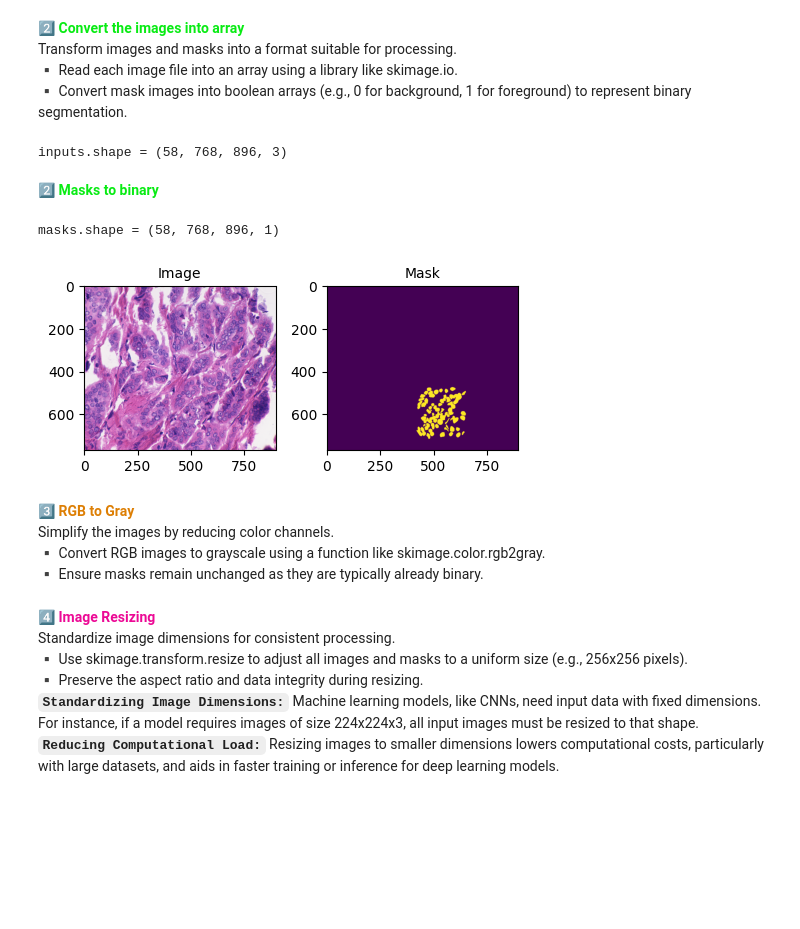
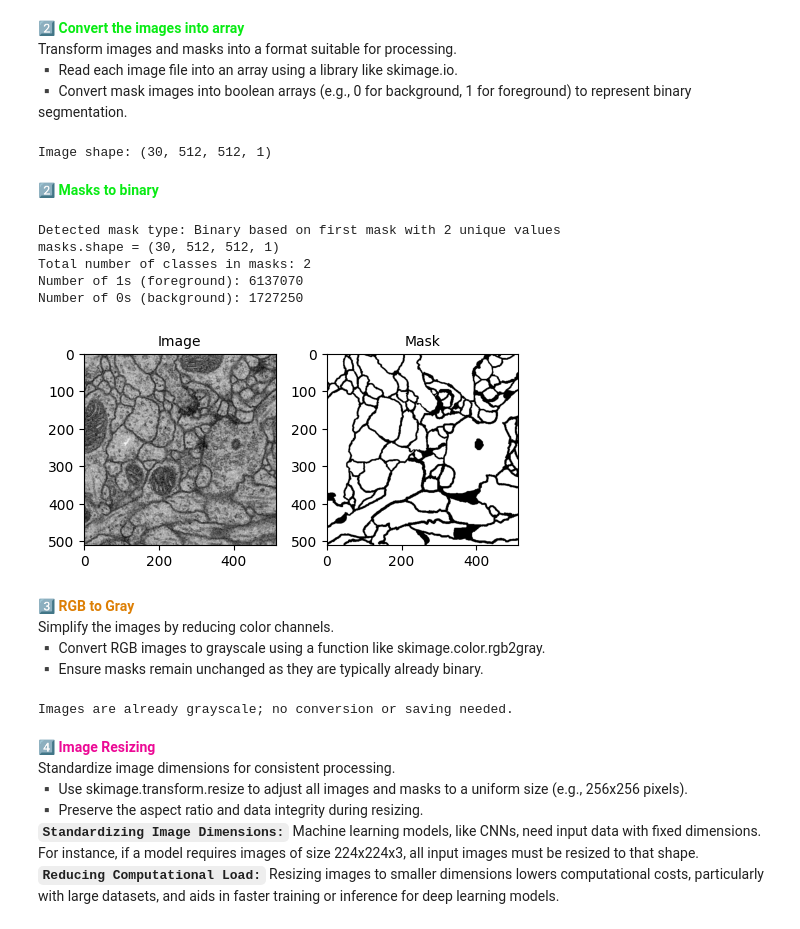
Before and after one commit to RezaSaadatyar/Medical-Image-Processing, a Jupyter notebook: Code/01_fundamental.ipynb, the cells around one changed output. Cells and saved outputs as stored; diff of their text form; code cells hidden in the pictures; blank space fills up the shorter version.

```diff
--- a/Code/01_fundamental.ipynb
+++ b/Code/01_fundamental.ipynb
@@ -65,10 +52,10 @@ pprint.pprint({
  'Subfolder Names': []}
 # %%
 # ==================================================== Masks ===================================================
-directory_path = "D:/Medical-Image-Processing/Data/Masks/"
+directory_path = "D:/Medical-Image-Processing/Data/Membrance/masks/"
 
 # Create an instance of DirectoryReader with the directory path and file format
-obj_masks = FilePathExtractor(directory_path, format_type="TIF")
+obj_masks = FilePathExtractor(directory_path, format_type="png")
 mask_filesname = obj_masks.filesname      # List of filesname in the directory with the specified extension
 folders = obj_masks.folders_path           # List of folders path where the files are located
 files_path = obj_masks.all_files_path      # List of full files path for the files
@@ -78,6 +65,5 @@ pprint.pprint({
                "File Names": mask_filesname,
                "Folder Paths": folders,
                "Subfolder Names": subfoldersname
-              }
-              )
+              }, compact=True, width=120, indent=1)
 # %% [output]
@@ -532,59 +618,54 @@ class ImageProcessor:
 # %%
 # ================================================ Inputs ======================================================
 # Define the directory path where the input images are stored
-directory_path = "D:/Medical-Image-Processing/Data/Inputs"
+image_path = "D:/Medical-Image-Processing/Data/Membrance/images/"
 
 # Create an instance of the `ImageProcessor` class
 obj = ImageProcessor()
 
-# Use the `imgs_to_ndarray` method of the `ImageProcessor` object to load images from the directory
-# The images are expected to be in "tif" format, and they are converted into a NumPy array
-inputs = obj.read_images(directory_path, format_type="tif")
-
-# Print the shape of the resulting NumPy array
-# The `inputs.shape` attribute gives the dimensions of the array (e.g., number of images, height, width, channels)
-print(Fore.GREEN + f"{inputs.shape = }")
+# Use the `read_images` method of the `ImageProcessor` object to load images from the directory
+# The images are expected to be in "png" format, and they are converted into a NumPy array
+images = obj.read_images(image_path, format_type="png", resize=None)
 # %% [output]
-inputs.shape = (58, 768, 896, 3)
+Image shape: (30, 512, 512, 1)
 # %% [markdown]
 <font color=#09eb14 size="4.5" face="Arial"><b> 2️⃣ Masks to binary</b></font>
 # %%
 # ==================================================== Masks ===================================================
 # Define the directory path where the mask images are stored
-directory_path = "D:/Medical-Image-Processing/Data/Masks/"
+mask_path = "D:/Medical-Image-Processing/Data/Membrance/masks/"
 
 # Use the `imgs_to_ndarray` method of the `ImageProcessor` object to load mask images from the directory
 # The masks are expected to be in "TIF" format, and they are converted into a NumPy array
-masks = obj.masks_to_binary(directory_path, format_type="TIF")
-
-# Print the shape of the resulting NumPy array
-# The `masks.shape` attribute gives the dimensions of the array (e.g., number of masks, height, width)
-print(Fore.GREEN + f"{masks.shape = }")
+masks = obj.read_masks(mask_path, format_type="png")
 # %% [output]
-masks.shape = (58, 768, 896, 1)
+Detected mask type: Binary based on first mask with 2 unique values
+masks.shape = (30, 512, 512, 1)
+Total number of classes in masks: 2
+Number of 1s (foreground): 6137070
+Number of 0s (background): 1727250
 # %%
 ind = 5 # Set the index of the image and mask to display
 plt.figure(figsize=(5, 3))
-plt.subplot(121); plt.imshow(inputs[ind]); plt.title('Image', fontsize=10)
-plt.subplot(122); plt.imshow(masks[ind]); plt.title('Mask', fontsize=10)
+plt.subplot(121); plt.imshow(images[ind], cmap='gray'); plt.title('Image', fontsize=10)
+plt.subplot(122); plt.imshow(masks[ind], cmap='gray'); plt.title('Mask', fontsize=10)
 plt.tight_layout() # Adjust the layout to prevent overlap between subplots
 # %% [output]
-[figure, old version]
+[figure, new version]
 # %% [markdown]
 <font color=#dd7f05 size="4.5" face="Arial"><b>3️⃣ RGB to Gray</b></font><br/>
 Simplify the images by reducing color channels.<br/>
 ▪ Convert RGB images to grayscale using a function like skimage.color.rgb2gray.<br/>
 ▪ Ensure masks remain unchanged as they are typically already binary.<br/>
 # %%
-# Define the directory path where the input images are stored
-directory_path = "D:/Medical-Image-Processing/Data/Inputs/"
-
 # Define the directory path where the processed images will be saved
 save_path = 'D:/Medical-Image-Processing/Data/'
 
 # Use the `rgb_to_gray` method of the `ImageProcessor` object to convert RGB images to grayscale
 # The `save_img_gray="on"` argument indicates that the grayscale images should be saved to the specified `save_path`
-img_gray = obj.rgb_to_gray(directory_path, save_path, format_type="tif", save_img_gray="off")
+obj.save_grayscale_images(images, output_path=save_path, folder_name="Gray image")
+# %% [output]
+Images are already grayscale; no conversion or saving needed.
 # %% [markdown]
 <font color=#ec0995 size="4.5" face="Arial"><b>4️⃣ Image Resizing</b></font><br/>
 Standardize image dimensions for consistent processing.<br/>
```
Also changed, not shown: parts of 15 cells of this notebook, 3 other files.
